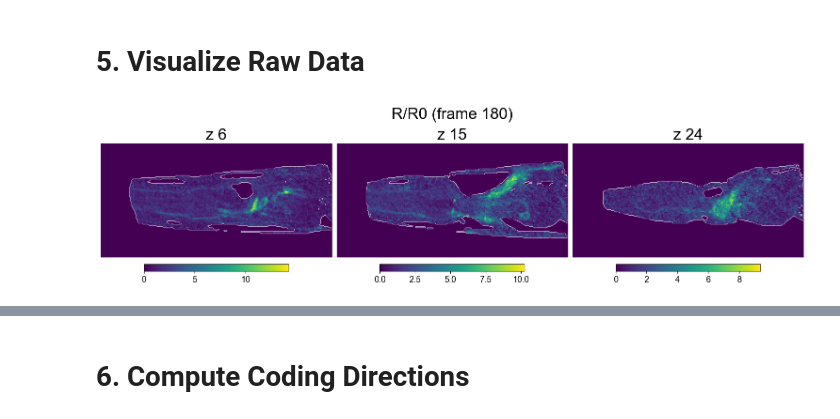
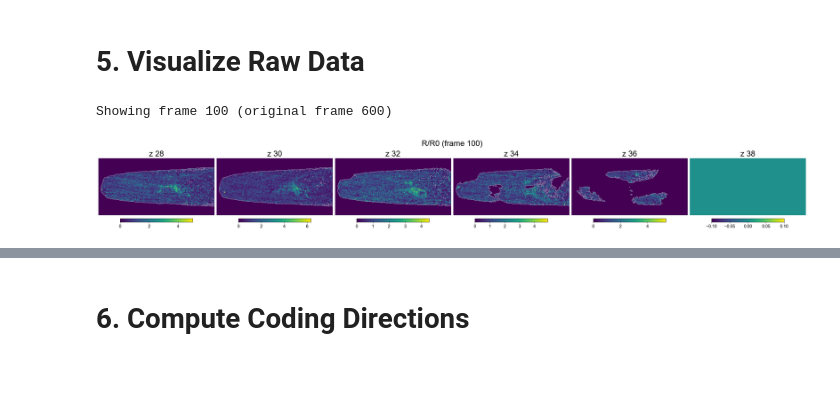
Before and after one commit to MunibH/g5ht-pipeline, a Jupyter notebook: coding_directions.ipynb, the cells around one changed output, grey strips where cells are left out. Drawn from its saved outputs; the diff is of its cells as text; code cells hidden in the pictures; blank space fills up the shorter version.

```diff
--- a/coding_directions.ipynb
+++ b/coding_directions.ipynb
@@ -32,19 +32,27 @@ matplotlib.rc('font', **font)
 class Config:
     """Configuration for coding direction analysis."""
     # Data path
-    data_path: str = r'D:\DATA\g5ht-free\20251028\date-20251028_time-1500_strain-ISg5HT_condition-starvedpatch_worm001'
+    # data_path: str = r'D:\DATA\g5ht-free\20251028\date-20251028_time-1500_strain-ISg5HT_condition-starvedpatch_worm001'
+    data_path: str = r'D:\DATA\g5ht-free\20260123\date-20260123_strain-ISg5HT-nsIS180_condition-fedpatch_worm004'
 
     # Timing parameters
     fps: float = 1 / 0.533
     bin_factor: int = 2
 
-    # Epoch windows (frame indices)
-    baseline_window: Tuple[int, int] = (10, 60)
-    pre_window: Tuple[int, int] = (82, 123)
-    post_window: Tuple[int, int] = (141, 181)
+    # # Epoch windows (frame indices) for date-20251028_time-1500_strain-ISg5HT_condition-starvedpatch_worm001
+    # baseline_window: Tuple[int, int] = (10, 60)
+    # pre_window: Tuple[int, int] = (82, 123)
+    # post_window: Tuple[int, int] = (141, 181)
+    # good_frames: Optional[List[int]] = range(0,1200) # List of good frames to use, or None to use all frames in the epoch windows
+    # Epoch windows (frame indices) for date-20260123_strain-ISg5HT-nsIS180_condition-fedpatch_worm00
+    baseline_window: Tuple[int, int] = (500, 540)
+    pre_window: Tuple[int, int] = (564, 601)# (575, 635)
+    post_window: Tuple[int, int] = (678, 705)
+    good_frames: Optional[List[int]] = range(baseline_window[0], 1100)  # List of good frames to use, or None to use all frames in the epoch windows
 
     # Preprocessing
-    rfp_thresh: float = 50  # RFP intensity threshold for mask
+    # rfp_thresh: float = 50  # RFP intensity threshold for mask (for date-20251028_time-1500_strain-ISg5HT_condition-starvedpatch_worm001)
+    rfp_thresh: float = 20  # RFP intensity threshold for mask (for date-20260123_strain-ISg5HT-nsIS180_condition-fedpatch_worm004)
     keep_width: Tuple[int, int] = (25, 228)  # X-range to keep
     zero_prob_thresh: float = 1 # in percent, masks voxels that are zero more than this percent of timepoints. registered data has regions of the worm cut off that are inside the mask and vary across z-planes and recording
 
@@ -1174,13 +1376,17 @@ Spatial shape: (19, 100, 203)
 # %%
 %matplotlib inline
 plt.close('all')
 
 # Plot representative z-slices at a chosen frame
-frame_to_show = 180
+# Use a frame index relative to the subsetted data (0 to T-1 where T = len(good_frames))
+frame_to_show = 100  # Relative to good_frames start
+print(f"Showing frame {frame_to_show} (original frame {original_frame_indices[frame_to_show]})")
+
 fig1 = plot_representative_slices(g5_4d, z_with_roi, mask_3d, frame=frame_to_show, title="R/R0")
 plt.show()
 # %% [output]
+Showing frame 100 (original frame 600)
-[figure, old version]
+[figure, new version]
 # %%
 # Plot voxel heatmap over time (for selected voxels)
 %matplotlib inline
```
Also changed, not shown: parts of 21 cells of this notebook, 4 other files.
